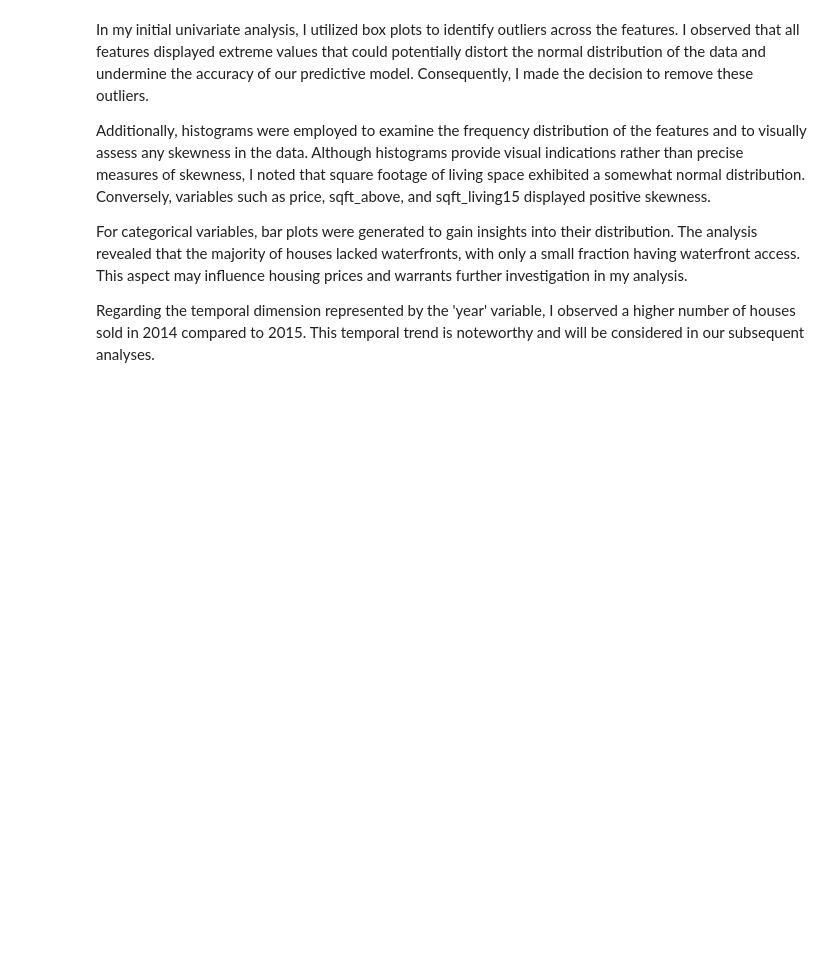
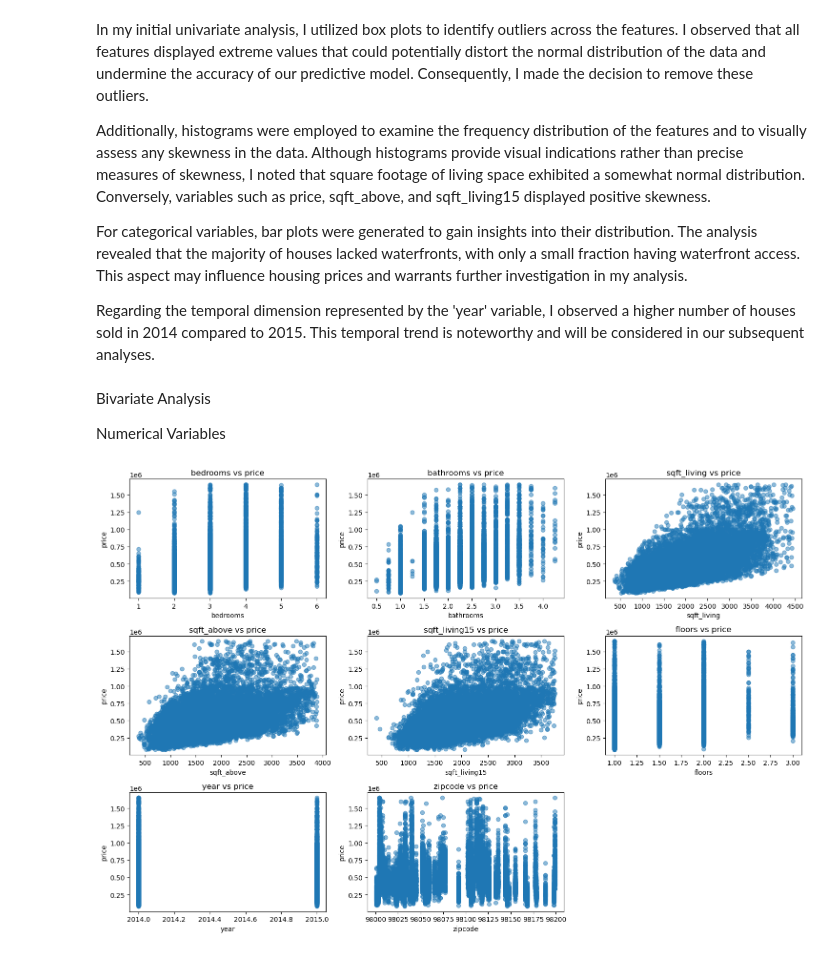
Before and after one commit to bourzat/group-2-phase-2-project, a Jupyter notebook: notebooks/Robert.ipynb, the cells around one changed output. Saved outputs shown, nothing was run; the diff lists cells and outputs as text; code cells hidden in the pictures; blank space fills up the shorter version.

```diff
--- a/notebooks/Robert.ipynb
+++ b/notebooks/Robert.ipynb
@@ -473,3 +473,42 @@ Additionally, histograms were employed to examine the frequency distribution of
 For categorical variables, bar plots were generated to gain insights into their distribution. The analysis revealed that the majority of houses lacked waterfronts, with only a small fraction having waterfront access. This aspect may influence housing prices and warrants further investigation in my analysis.
 
 Regarding the temporal dimension represented by the 'year' variable, I observed a higher number of houses sold in 2014 compared to 2015. This temporal trend is noteworthy and will be considered in our subsequent analyses.
+# %% [markdown]
+Bivariate Analysis
+
+Numerical Variables
+# %%
+#for numeric values
+# Select the desired features and the target variable
+features = ['bedrooms', 'bathrooms', 'sqft_living', 'sqft_above', 'sqft_living15','floors','year','zipcode']
+target = 'price'
+
+# Calculate the number of rows and columns for the subplot grid
+n_rows = 3
+n_cols = 3
+
+# Create subplots
+fig, axes = plt.subplots(n_rows, n_cols, figsize=(15, 10))
+
+# Flatten the axes array
+axes = axes.flatten()
+
+# Plotting bivariate relationships
+for i, feature in enumerate(features):
+    axes[i].scatter(data_subset[feature], data_subset[target], alpha=0.5)
+    axes[i].set_xlabel(feature)
+    axes[i].set_ylabel(target)
+    axes[i].set_title(f'{feature} vs {target}')
+
+# Remove any unused subplots
+if len(features) < n_rows * n_cols:
+    for j in range(len(features), n_rows * n_cols):
+        fig.delaxes(axes[j])
+
+# Adjust the layout and spacing
+plt.tight_layout()
+
+# Display the plots
+plt.show()
+# %% [output]
+[figure, added]
```
Also changed, not shown: parts of 11 cells of this notebook.
